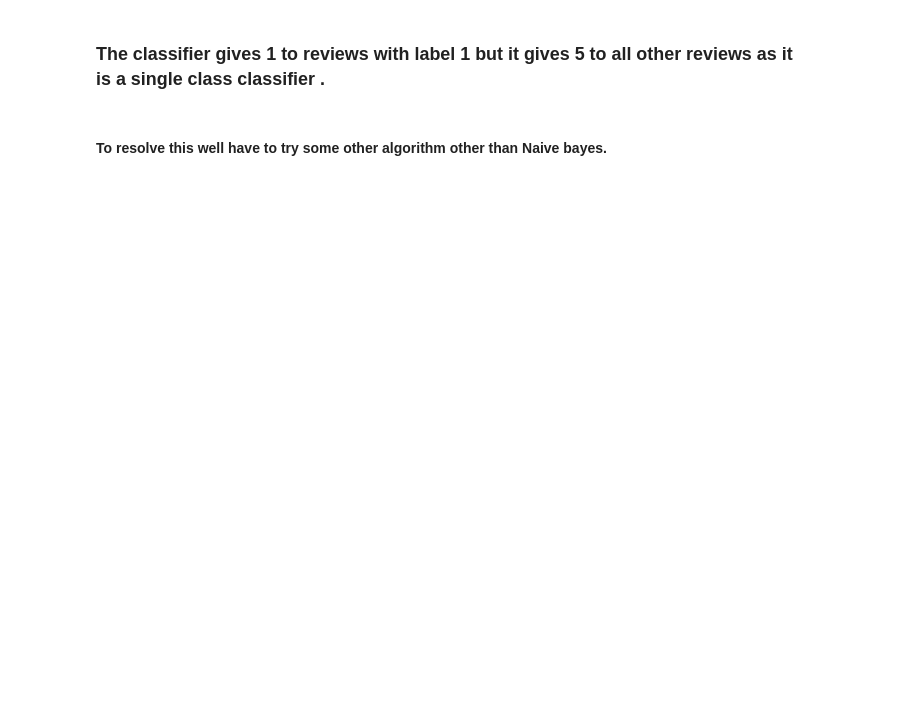
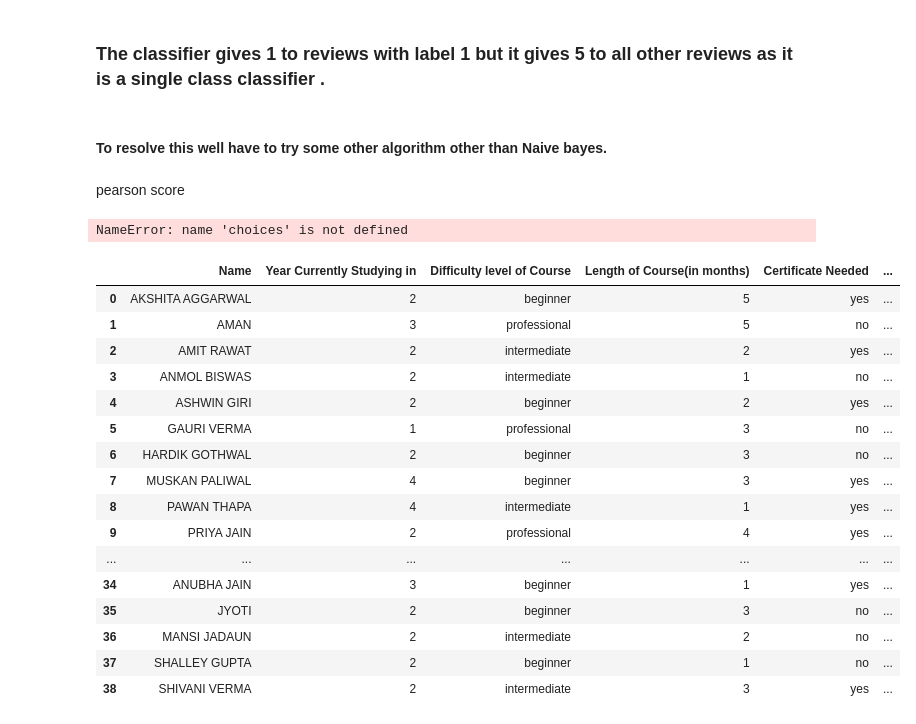
Before and after one commit to achin1tya/MinorProject-, a Jupyter notebook: MinorProjectClassifier01.ipynb, the cells around one changed output. Cells and saved outputs as stored; diff of their text form; code cells hidden in the pictures; blank space fills up the shorter version.

```diff
--- a/MinorProjectClassifier01.ipynb
+++ b/MinorProjectClassifier01.ipynb
@@ -448,3 +512,5 @@ classifier_new.close()
 ### The classifier gives 1 to reviews with label 1 but it gives 5 to all other reviews as it is a single class classifier .
 # %% [markdown]
 #### To resolve this well have to try some other algorithm other than Naive bayes.
+# %% [markdown]
+pearson score
@@ -450,0 +523,55 @@ classifier_new.close()
+# %%
+from math import sqrt
+#Finding Similarity among people using Eucledian Distance Formula
+class testClass():
+    def pearson(self, cho, per1, per2):
+        #Will set the following dictionary if data is common for two persons
+        sample_data={}
+        #Above mentioned varibale is an empty dictionary, that is length =0
+
+        for items in cho[per1]:
+            if items in cho[per2]:
+                sample_data[items]=1
+                #Value is being set 1 for those items which are same for both persons
+
+        #Calculating length of sample_data dictionary
+        length = len(sample_data)
+        #If both person does not have any similarity or similar items return 0
+        if length==0: return 0
+
+        #Remember one thing we will calculate all the below values only for common items
+        #   or the items which are being shared by both person1 and person2, that's why
+        #   we will be using sample_data dictionary in below loops
+
+        #Calculating Sum of all common elements for Person1 and Person2
+        sum1=sum([cho[per1][val] for val in sample_data])
+        sum2=sum([cho[per2][val] for val in sample_data])
+
+        #Calculating Sum of squares of all common elements for both
+        sumSq1=sum([pow(cho[per1][val],2) for val in sample_data])
+        sumSq2=sum([pow(cho[per2][val],2) for val in sample_data])
+
+        #Calculating Sum of Products of all common elements for both
+        sumPr=sum([cho[per1][val]*cho[per2][val] for val in sample_data])
+
+        #Calculating Person Correlation Score
+        x = sumPr-(sum1*sum2/length)
+        y = sqrt((sumSq1-pow(sum1,2)/length)*(sumSq2-pow(sum2,2)/length))
+
+        if y==0 : return 0
+
+        return(x/y)
+        #Value being returned above always lies between -1 and 1
+        #Value of 1 means maximum similarity
+
+def main():
+    ob = testClass()
+
+    print(ob.pearson(choices, 'John', 'Nick'))
+    print(ob.pearson(choices, 'John', 'Martha'))
+    print(ob.pearson(choices, 'John', 'John'))
+
+if __name__ == "__main__":
+    main()
+# %% [output]
+NameError: name 'choices' is not defined
@@ -450,0 +580,22 @@ classifier_new.close()
+# %%
+datatoRead=pd.read_excel("Untitled spreadsheet (1).xlsx")
+# %%
+datatoRead
+# %% [output]
+|  | Name | Year Currently Studying in | Difficulty level of Course | Length of Course(in months) | Certificate Needed | ... |
+| 0 | AKSHITA AGGARWAL | 2 | beginner | 5 | yes | ... |
+| 1 | AMAN | 3 | professional | 5 | no | ... |
+| 2 | AMIT RAWAT | 2 | intermediate | 2 | yes | ... |
+| 3 | ANMOL BISWAS | 2 | intermediate | 1 | no | ... |
+| 4 | ASHWIN GIRI | 2 | beginner | 2 | yes | ... |
+| 5 | GAURI VERMA | 1 | professional | 3 | no | ... |
+| 6 | HARDIK GOTHWAL | 2 | beginner | 3 | no | ... |
+| 7 | MUSKAN PALIWAL | 4 | beginner | 3 | yes | ... |
+| 8 | PAWAN THAPA | 4 | intermediate | 1 | yes | ... |
+| 9 | PRIYA JAIN | 2 | professional | 4 | yes | ... |
+| ... | ... | ... | ... | ... | ... | ... |
+| 34 | ANUBHA JAIN | 3 | beginner | 1 | yes | ... |
+| 35 | JYOTI | 2 | beginner | 3 | no | ... |
+| 36 | MANSI JADAUN | 2 | intermediate | 2 | no | ... |
+| 37 | SHALLEY GUPTA | 2 | beginner | 1 | no | ... |
+| 38 | SHIVANI VERMA | 2 | intermediate | 3 | yes | ... |
```
Also changed, not shown: parts of 110 cells of this notebook, 2 other files.
